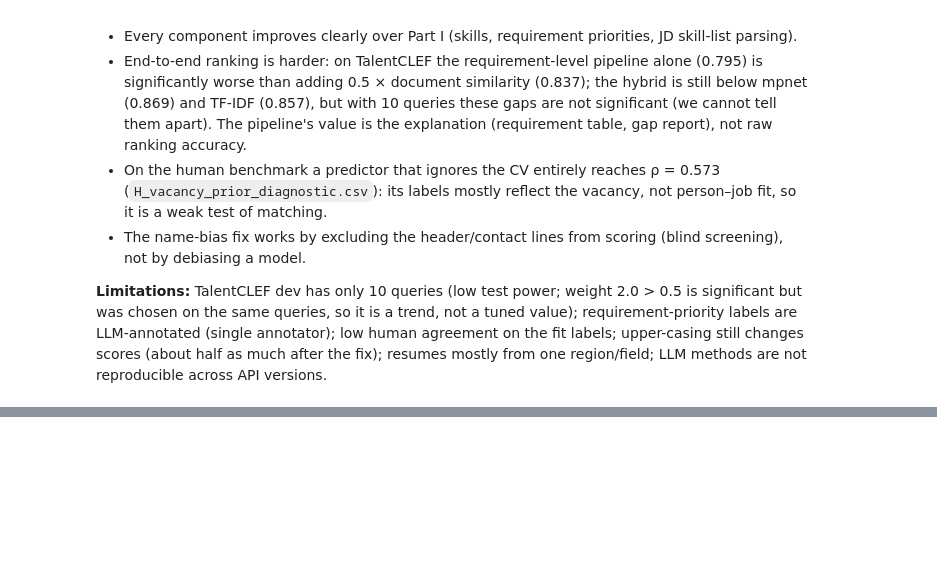
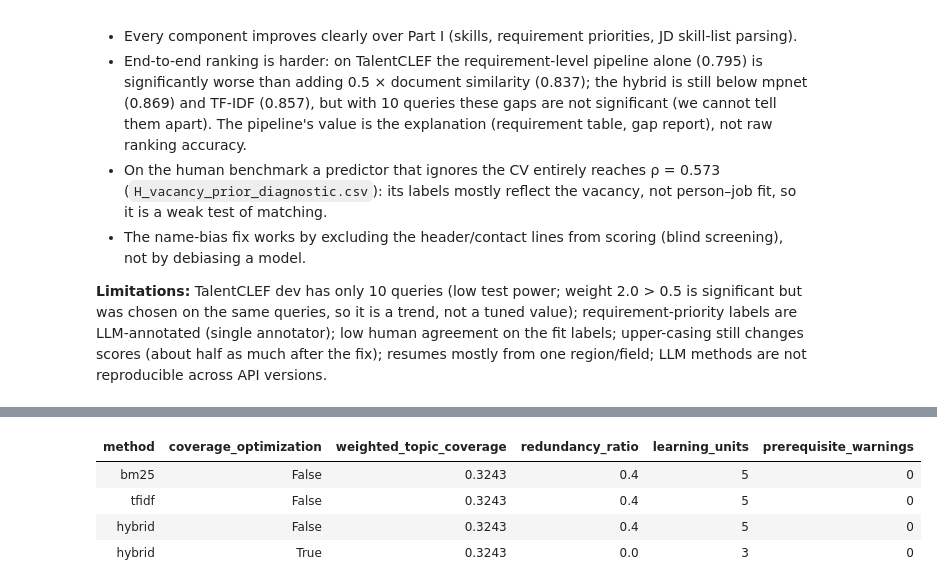
Before and after one commit to chiyi5/6405-project, a Jupyter notebook: Group32_NLPproject_extended.ipynb, the cells around one changed output, grey strips where cells are left out. Drawn from its saved outputs; the diff is of its cells as text; code cells hidden in the pictures; blank space fills up the shorter version.

```diff
--- a/Group32_NLPproject_extended.ipynb
+++ b/Group32_NLPproject_extended.ipynb
@@ -2497,0 +2333,21 @@ LLM methods are not reproducible across API versions.
+# %%
+# Same gaps and candidate catalog for every configuration; no human accuracy claims.
+learning_comparison_rows = []
+for learning_method, learning_optimize in [("bm25", False), ("tfidf", False), ("hybrid", False), ("hybrid", True)]:
+    learning_comparison_result = learning_engine.recommend(
+        learning_gaps, method=learning_method, optimize=learning_optimize, top_k=5)
+    learning_comparison_rows.append({
+        "method": learning_method, "coverage_optimization": learning_optimize,
+        "weighted_topic_coverage": learning_comparison_result["weighted_coverage"],
+        "redundancy_ratio": learning_comparison_result["redundancy_ratio"],
+        "learning_units": len(learning_comparison_result["recommendations"]),
+        "prerequisite_warnings": sum(bool(c["unmet_prerequisites"]) for c in learning_comparison_result["recommendations"])})
+learning_comparison = pd.DataFrame(learning_comparison_rows)
+display(learning_comparison)
+learning_comparison.to_csv(learning_output / "L_pair_ablation.csv", index=False, encoding="utf-8-sig")
+# %% [output]
+| method | coverage_optimization | weighted_topic_coverage | redundancy_ratio | learning_units | prerequisite_warnings |
+| bm25 | False | 0.3243 | 0.4 | 5 | 0 |
+| tfidf | False | 0.3243 | 0.4 | 5 | 0 |
+| hybrid | False | 0.3243 | 0.4 | 5 | 0 |
+| hybrid | True | 0.3243 | 0.0 | 3 | 0 |
```
Also changed, not shown: parts of 37 cells of this notebook, 23 other files.
